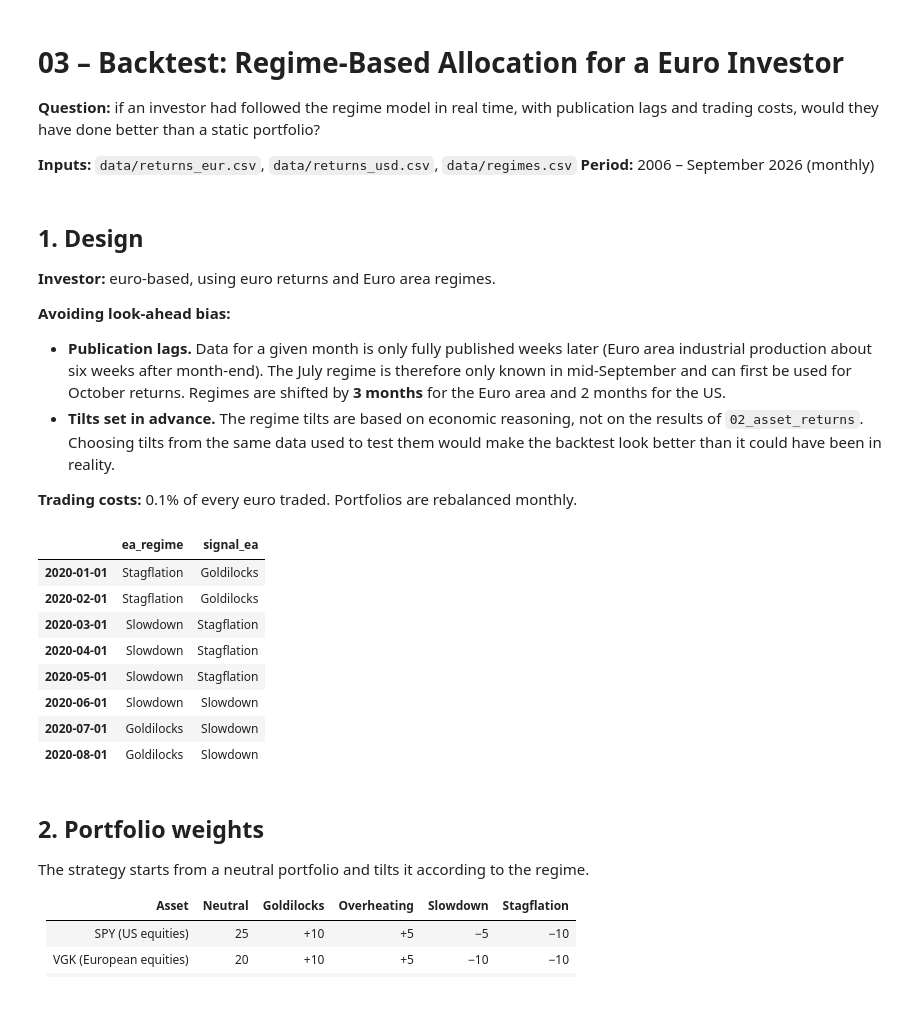
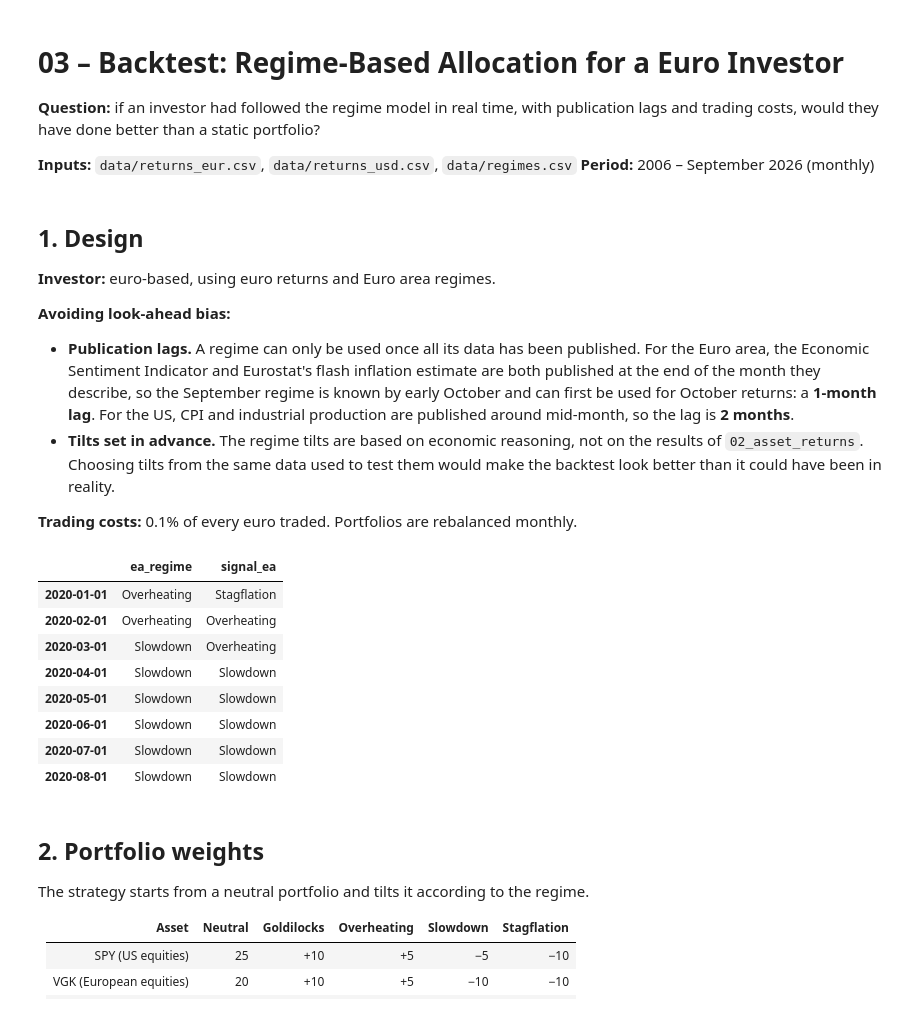
Before and after one commit to Dcobi/macro-regime-model, a Jupyter notebook: notebooks/03_backtest.ipynb, the cells around one changed output. Saved outputs shown, nothing was run; the diff lists cells and outputs as text; code cells hidden in the pictures.

```diff
--- a/notebooks/03_backtest.ipynb
+++ b/notebooks/03_backtest.ipynb
@@ -11,36 +11,36 @@
 **Investor:** euro-based, using euro returns and Euro area regimes.
 
 **Avoiding look-ahead bias:**
-- **Publication lags.** Data for a given month is only fully published weeks later (Euro area industrial production about six weeks after month-end). The July regime is therefore only known in mid-September and can first be used for October returns. Regimes are shifted by **3 months** for the Euro area and 2 months for the US.
+- **Publication lags.** A regime can only be used once all its data has been published. For the Euro area, the Economic Sentiment Indicator and Eurostat's flash inflation estimate are both published at the end of the month they describe, so the September regime is known by early October and can first be used for October returns: a **1-month lag**. For the US, CPI and industrial production are published around mid-month, so the lag is **2 months**.
 - **Tilts set in advance.** The regime tilts are based on economic reasoning, not on the results of `02_asset_returns`. Choosing tilts from the same data used to test them would make the backtest look better than it could have been in reality.
 
 **Trading costs:** 0.1% of every euro traded. Portfolios are rebalanced monthly.
 # %%
 import pandas as pd
 import numpy as np
 import matplotlib.pyplot as plt
 
 returns_eur = pd.read_csv("../data/returns_eur.csv", index_col=0, parse_dates=True)
 returns_usd = pd.read_csv("../data/returns_usd.csv", index_col=0, parse_dates=True)
 regimes = pd.read_csv("../data/regimes.csv", index_col=0, parse_dates=True)
 
-LAG_EA = 3
+LAG_EA = 1
 LAG_US = 2
 
 signal_ea = regimes["ea_regime"].shift(LAG_EA, freq="MS")
 signal_us = regimes["us_regime"].shift(LAG_US, freq="MS")
 
 pd.DataFrame({"ea_regime": regimes["ea_regime"], "signal_ea": signal_ea}).loc["2020-01":"2020-08"]
 # %% [output]
 |  | ea_regime | signal_ea |
-| 2020-01-01 | Stagflation | Goldilocks |
-| 2020-02-01 | Stagflation | Goldilocks |
-| 2020-03-01 | Slowdown | Stagflation |
-| 2020-04-01 | Slowdown | Stagflation |
-| 2020-05-01 | Slowdown | Stagflation |
+| 2020-01-01 | Overheating | Stagflation |
+| 2020-02-01 | Overheating | Overheating |
+| 2020-03-01 | Slowdown | Overheating |
+| 2020-04-01 | Slowdown | Slowdown |
+| 2020-05-01 | Slowdown | Slowdown |
 | 2020-06-01 | Slowdown | Slowdown |
-| 2020-07-01 | Goldilocks | Slowdown |
-| 2020-08-01 | Goldilocks | Slowdown |
+| 2020-07-01 | Slowdown | Slowdown |
+| 2020-08-01 | Slowdown | Slowdown |
 # %% [markdown]
 ## 2. Portfolio weights
 
```
Also changed, not shown: parts of 15 cells of this notebook, 5 other files.
